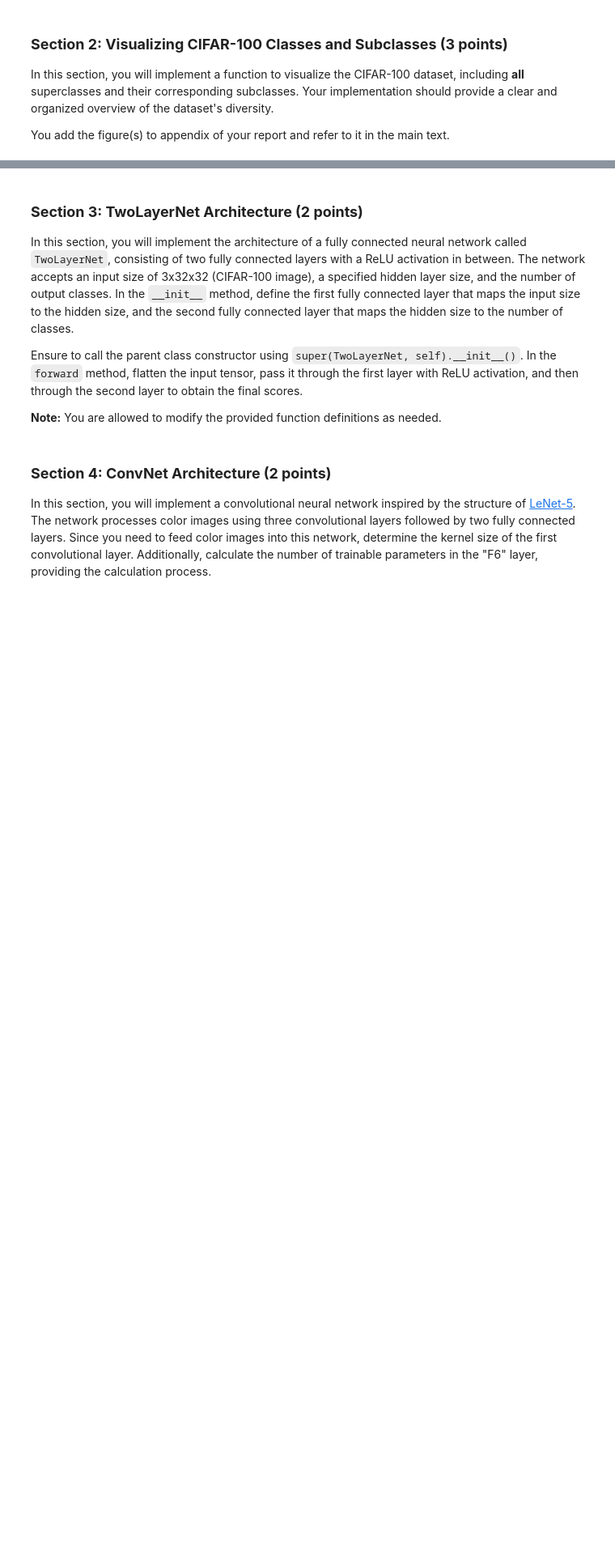
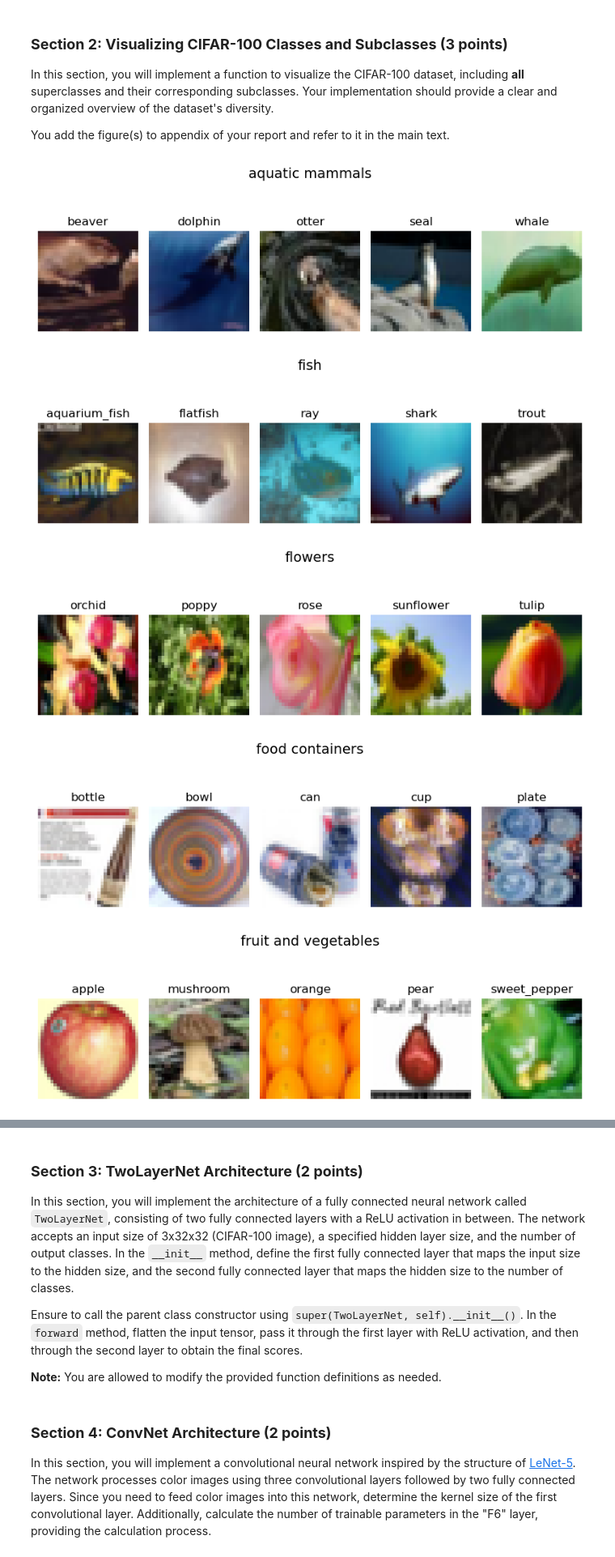
Before and after one commit to Joselgc1/CV1-Labs, a Jupyter notebook: Final Lab/Part2/15388867_15735664_11307943_Part2.ipynb, the cells around one changed output, grey strips where cells are left out. Shown: that part at 81% size. Drawn from its saved outputs; the diff is of its cells as text; code cells hidden in the pictures; blank space fills up the shorter version.

```diff
--- a/Final Lab/Part2/15388867_15735664_11307943_Part2.ipynb
+++ b/Final Lab/Part2/15388867_15735664_11307943_Part2.ipynb
@@ -178,0 +181,47 @@ You add the figure(s) to appendix of your report and refer to it in the main tex
+# %%
+import random
+
+def visualize_cifar100_dataset(dataset, superclasses, subclass_indices, num_images=1):
+    """
+    Visualize CIFAR-100 superclasses and their corresponding subclasses.
+
+    Parameters:
+    - dataset: The CIFAR-100 dataset
+    - superclasses: Dictionary of superclasses and their corresponding subclasses
+    - subclass_indices: Dictionary of superclasses and their corresponding indices
+    - num_images: Number of images to display per subclass (default is 1)
+    """
+
+    # Loop through each superclass
+    for superclass, subclasses in superclasses.items():
+
+        num_subclasses = len(subclasses)
+        fig, axes = plt.subplots(1, num_subclasses, figsize=(8, 3))
+        fig.suptitle(superclass, fontsize=14)
+
+        # Superclass index
+        subclass_index = subclass_indices[superclass]
+
+        # Loop through each subclass
+        for i, subclass_name in enumerate(subclasses):
+
+            # Randomly select an image
+            images = [(img, label) for img, label in dataset if label == subclass_index[i]]
+            image, _ = random.choice(images)
+            image = np.interp(image.numpy(), (-1, 1), (0, 255)).astype(np.uint8).transpose((1, 2, 0))
+
+            ax = axes[i]
+            ax.imshow(image)
+            ax.set_title(subclass_name)
+            ax.axis('off')
+
+        plt.tight_layout()
+        plt.show()
+
+visualize_cifar100_dataset(train_set, superclasses, superclass_to_indices)
+# %% [output]
+[figure, added]
+[figure, added]
+[figure, added]
+[figure, added]
+[figure, added]
```
Also changed, not shown: parts of 16 cells of this notebook, 2 other files.
